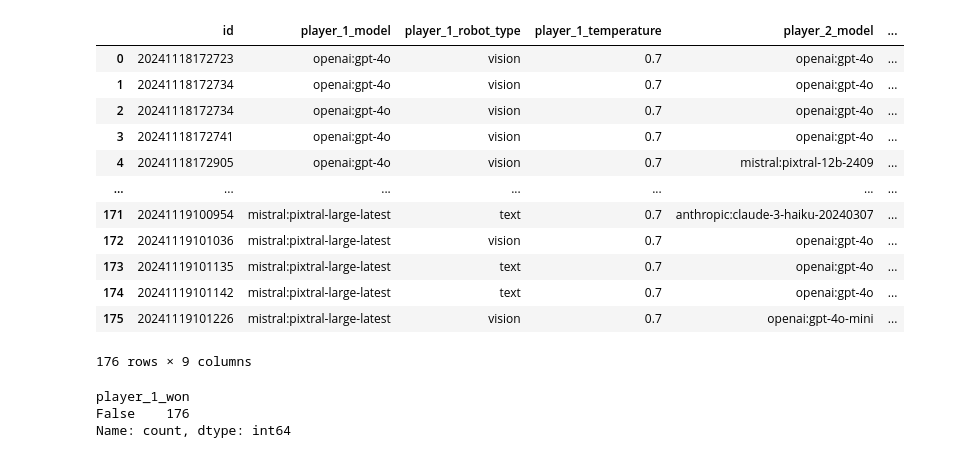
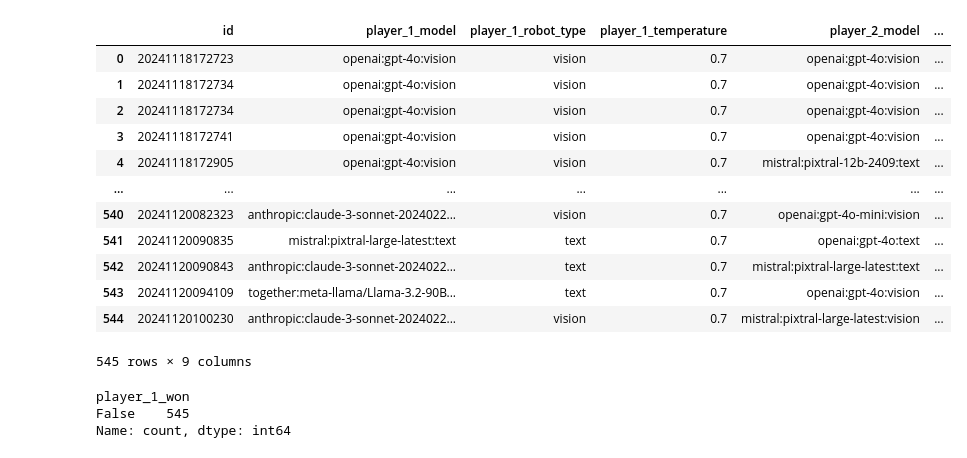
Before and after one commit to OpenGenerativeAI/llm-colosseum, a Jupyter notebook: notebooks/result_matrix.ipynb, the cells around one changed output. Saved outputs shown, nothing was run; the diff lists cells and outputs as text; code cells hidden in the pictures.

```diff
--- a/notebooks/result_matrix.ipynb
+++ b/notebooks/result_matrix.ipynb
@@ -1,33 +1,38 @@
 # %%
 import pandas as pd
 
 df = pd.read_csv("../results.csv")
 # strip column names
 df.columns = [
     col.strip() for col in df.columns
 ]
+
+# For the same model, we want to split vision version from the text ones
+df["player_1_model"] += ":" + df["player_1_robot_type"]
+df["player_2_model"] += ":" + df["player_2_robot_type"]
+
 df["player_1_won"] = df["player_1_won"] == "True"
 df["player_2_won"] = ~df["player_1_won"]
 df
 # %% [output]
 |  | id | player_1_model | player_1_robot_type | player_1_temperature | player_2_model | ... |
-| 0 | 20241118172723 | openai:gpt-4o | vision | 0.7 | openai:gpt-4o | ... |
-| 1 | 20241118172734 | openai:gpt-4o | vision | 0.7 | openai:gpt-4o | ... |
-| 2 | 20241118172734 | openai:gpt-4o | vision | 0.7 | openai:gpt-4o | ... |
-| 3 | 20241118172741 | openai:gpt-4o | vision | 0.7 | openai:gpt-4o | ... |
-| 4 | 20241118172905 | openai:gpt-4o | vision | 0.7 | mistral:pixtral-12b-2409 | ... |
+| 0 | 20241118172723 | openai:gpt-4o:vision | vision | 0.7 | openai:gpt-4o:vision | ... |
+| 1 | 20241118172734 | openai:gpt-4o:vision | vision | 0.7 | openai:gpt-4o:vision | ... |
+| 2 | 20241118172734 | openai:gpt-4o:vision | vision | 0.7 | openai:gpt-4o:vision | ... |
+| 3 | 20241118172741 | openai:gpt-4o:vision | vision | 0.7 | openai:gpt-4o:vision | ... |
+| 4 | 20241118172905 | openai:gpt-4o:vision | vision | 0.7 | mistral:pixtral-12b-2409:text | ... |
 | ... | ... | ... | ... | ... | ... | ... |
-| 171 | 20241119100954 | mistral:pixtral-large-latest | text | 0.7 | anthropic:claude-3-haiku-20240307 | ... |
-| 172 | 20241119101036 | mistral:pixtral-large-latest | vision | 0.7 | openai:gpt-4o | ... |
-| 173 | 20241119101135 | mistral:pixtral-large-latest | text | 0.7 | openai:gpt-4o | ... |
-| 174 | 20241119101142 | mistral:pixtral-large-latest | text | 0.7 | openai:gpt-4o | ... |
-| 175 | 20241119101226 | mistral:pixtral-large-latest | vision | 0.7 | openai:gpt-4o-mini | ... |
+| 540 | 20241120082323 | anthropic:claude-3-sonnet-2024022... | vision | 0.7 | openai:gpt-4o-mini:vision | ... |
+| 541 | 20241120090835 | mistral:pixtral-large-latest:text | text | 0.7 | openai:gpt-4o:text | ... |
+| 542 | 20241120090843 | anthropic:claude-3-sonnet-2024022... | text | 0.7 | mistral:pixtral-large-latest:text | ... |
+| 543 | 20241120094109 | together:meta-llama/Llama-3.2-90B... | text | 0.7 | openai:gpt-4o:vision | ... |
+| 544 | 20241120100230 | anthropic:claude-3-sonnet-2024022... | vision | 0.7 | mistral:pixtral-large-latest:vision | ... |
-176 rows × 9 columns
+545 rows × 9 columns
 # %%
 df["player_1_won"].value_counts()
 # %% [output]
 player_1_won
-False    176
+False    545
 Name: count, dtype: int64
 # %%
 # Compute the number of wins for each model
```
Also changed, not shown: parts of 8 cells of this notebook, 10 other files.
